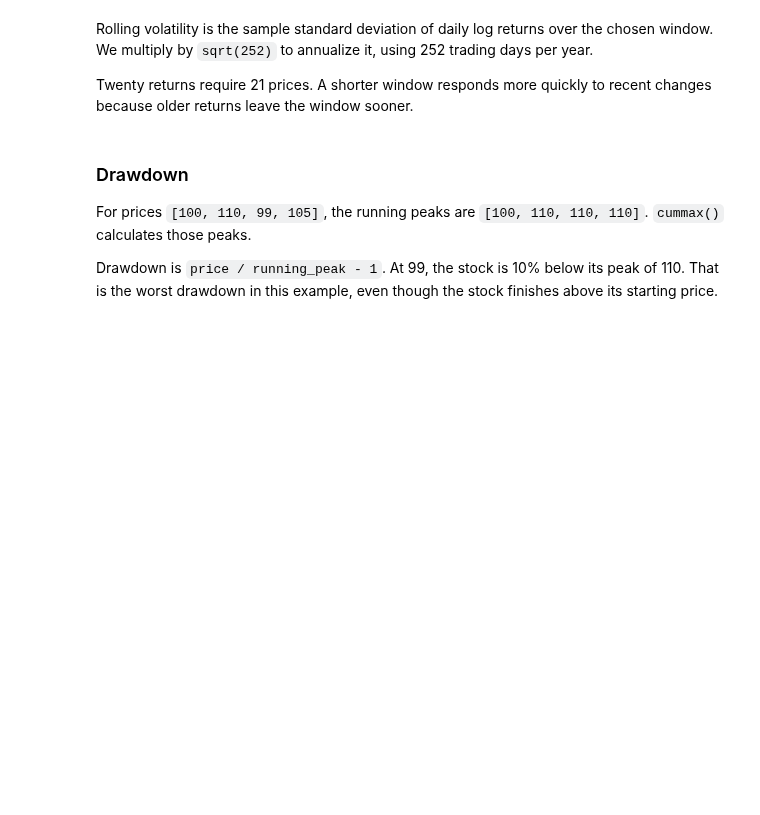
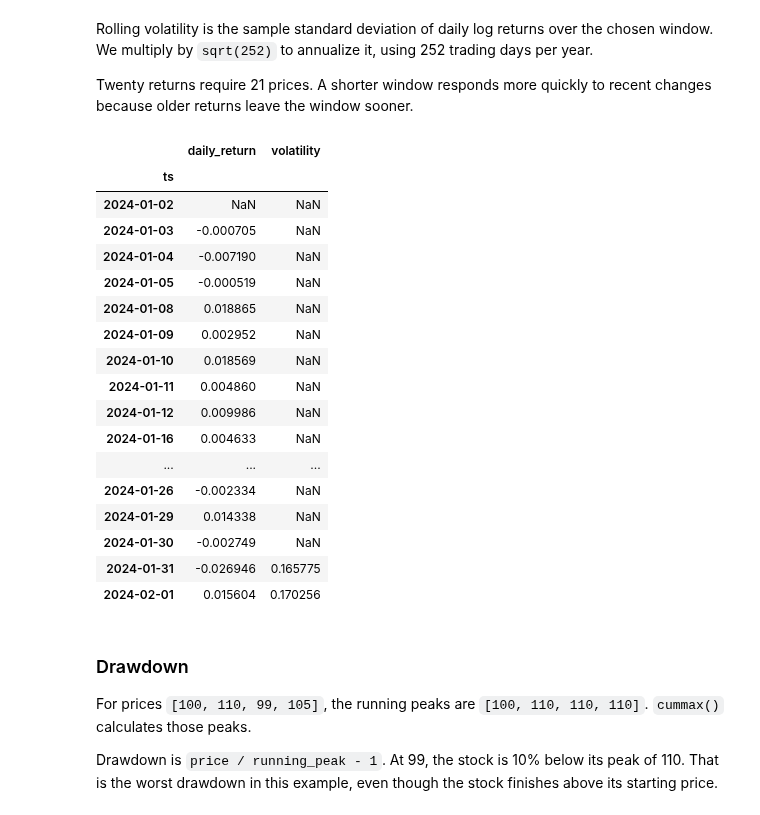
Before and after one commit to DNR07/UCB-MFE-python-preprogram-2026-winter, a Jupyter notebook: Lectures/Lecture 4/3_stock_analysis_template.ipynb, the cells around one changed output. Drawn from its saved outputs; the diff is of its cells as text; code cells hidden in the pictures; blank space fills up the shorter version.

```diff
--- a/Lectures/Lecture 4/3_stock_analysis_template.ipynb
+++ b/Lectures/Lecture 4/3_stock_analysis_template.ipynb
@@ -140,17 +188,36 @@ Twenty returns require 21 prices. A shorter window responds more quickly to rece
 # %%
 def calculate_volatility(returns, window=20):
     """Annualized sample standard deviation over a full window of daily log returns."""
     return returns.rolling(window).std() * np.sqrt(252)
 
-df['volatility'] = calculate_volatility(df['log_return'], volatility_window)
+df['volatility'] = calculate_volatility(df['log_return'])
 df['sma_20'] = df['adj_close'].rolling(20).mean()
 df['sma_50'] = df['adj_close'].rolling(50).mean()
 df['volume_sma_20'] = df['volume'].rolling(20).mean()
 df['relative_volume'] = df['volume'] / df['volume_sma_20']
 df['daily_range_pct'] = (df['high'] - df['low']) / df['close'] * 100
 assert df['volatility'].iloc[:volatility_window].isna().all()
 assert np.isfinite(df['volatility'].iloc[volatility_window:]).all()
 display(df[['daily_return', 'volatility']].head(volatility_window + 2))
+# %% [output]
+|  | daily_return | volatility |
+| ts |  |  |
+| 2024-01-02 | NaN | NaN |
+| 2024-01-03 | -0.000705 | NaN |
+| 2024-01-04 | -0.007190 | NaN |
+| 2024-01-05 | -0.000519 | NaN |
+| 2024-01-08 | 0.018865 | NaN |
+| 2024-01-09 | 0.002952 | NaN |
+| 2024-01-10 | 0.018569 | NaN |
+| 2024-01-11 | 0.004860 | NaN |
+| 2024-01-12 | 0.009986 | NaN |
+| 2024-01-16 | 0.004633 | NaN |
+| ... | ... | ... |
+| 2024-01-26 | -0.002334 | NaN |
+| 2024-01-29 | 0.014338 | NaN |
+| 2024-01-30 | -0.002749 | NaN |
+| 2024-01-31 | -0.026946 | 0.165775 |
+| 2024-02-01 | 0.015604 | 0.170256 |
 # %% [markdown]
 ### Drawdown
 
```
Also changed, not shown: parts of 12 cells of this notebook, 1 other file.
